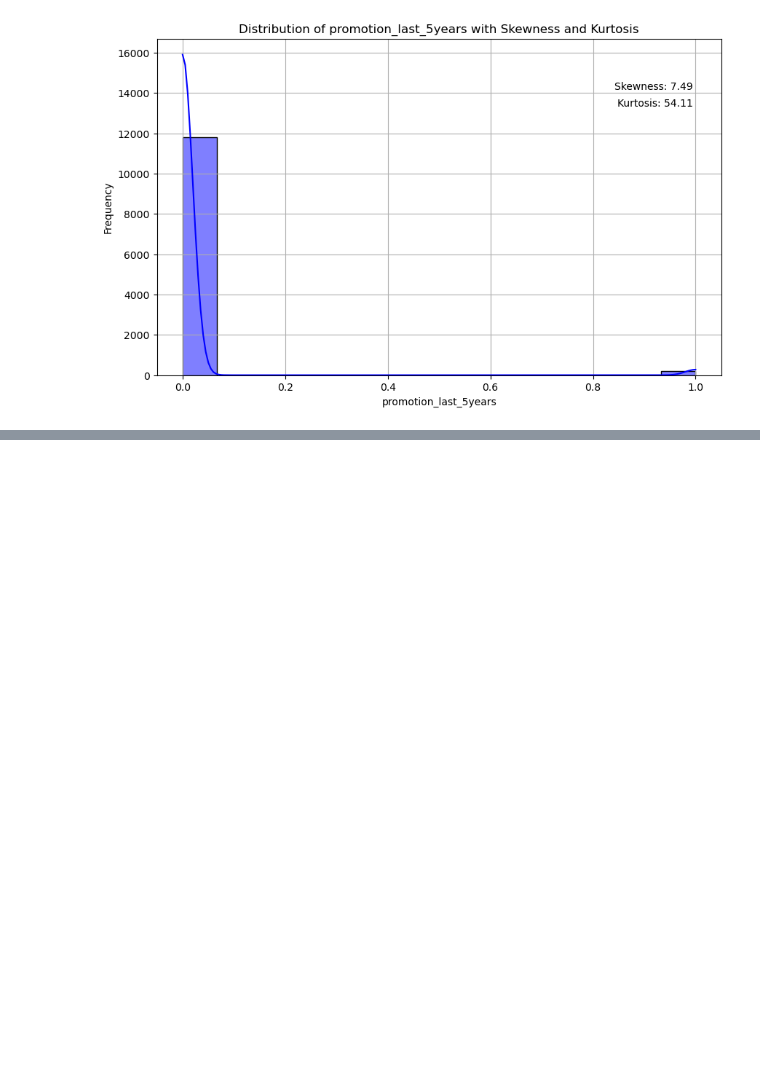
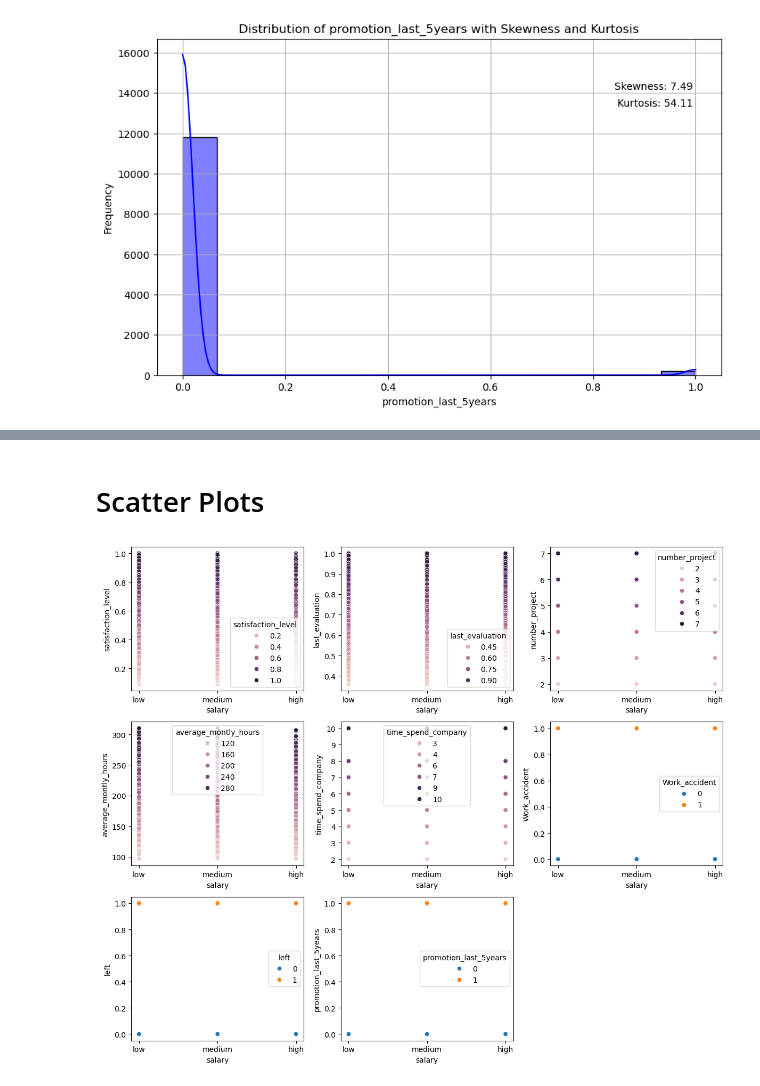
Before and after one commit to MaukanMir/HR-Capstone-Analysis, a Jupyter notebook: training.ipynb, the cells around one changed output, grey strips where cells are left out. Saved outputs shown, nothing was run; the diff lists cells and outputs as text; code cells hidden in the pictures; blank space fills up the shorter version.

```diff
--- a/training.ipynb
+++ b/training.ipynb
@@ -177,0 +220,6 @@ dist_plot(numeric_types)
+# %% [markdown]
+# Scatter Plots
+# %%
+scatter_plot(df, numeric_types.columns, "salary")
+# %% [output]
+[figure, added]
```
Also changed, not shown: parts of 4 cells of this notebook.
